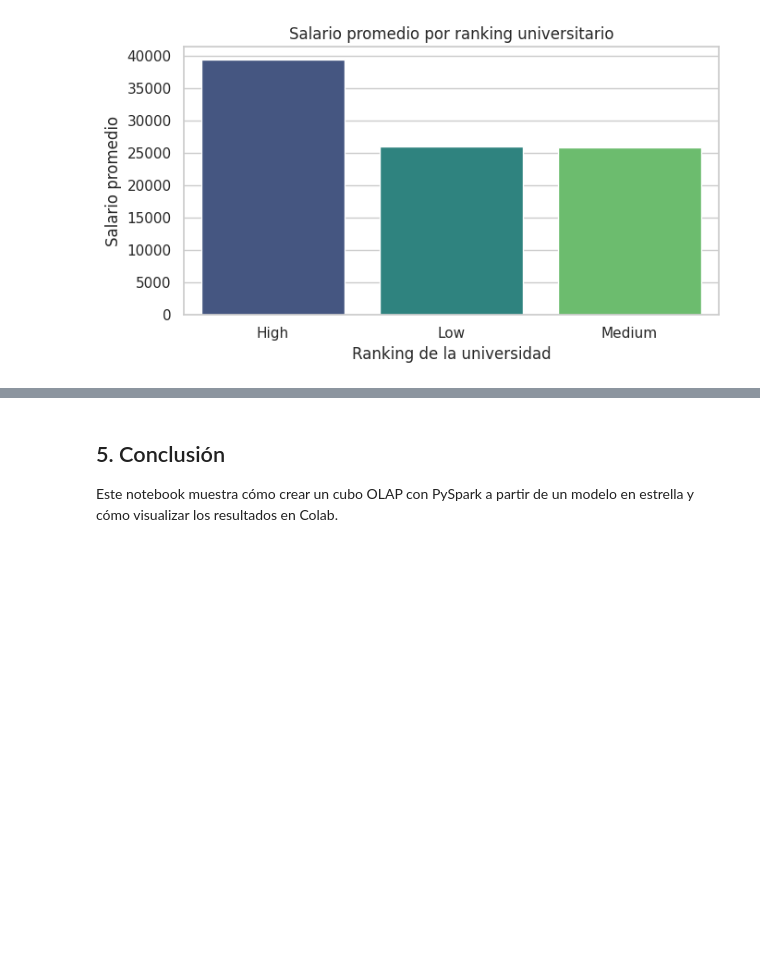
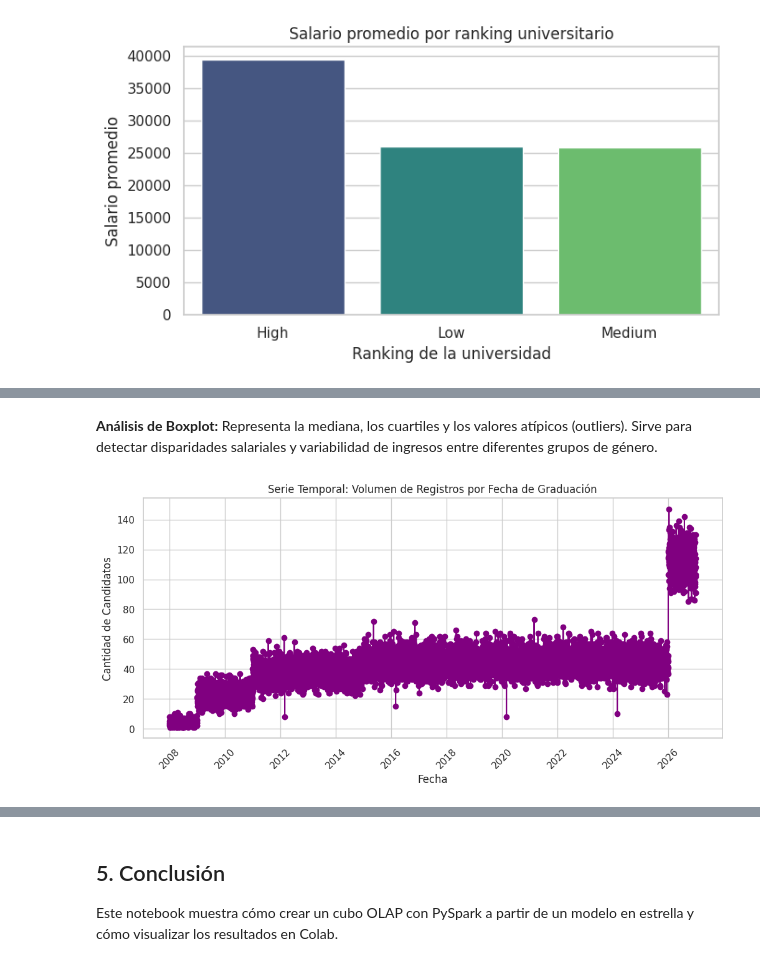
Before and after one commit to ftmrocca/CUBO-OLAP, a Jupyter notebook: OLAP_Cubo_PySpark_Colab.ipynb, the cells around one changed output, grey strips where cells are left out. Cells and saved outputs as stored; diff of their text form; code cells hidden in the pictures; blank space fills up the shorter version.

```diff
--- a/OLAP_Cubo_PySpark_Colab.ipynb
+++ b/OLAP_Cubo_PySpark_Colab.ipynb
@@ -194,0 +230,15 @@ Passing `palette` without assigning `hue` is deprecated and will be removed in v
+# %% [markdown]
+**Análisis de Boxplot:** Representa la mediana, los cuartiles y los valores atípicos (outliers). Sirve para detectar disparidades salariales y variabilidad de ingresos entre diferentes grupos de género.
+# %%
+# 6.4 Serie Temporal: Volumen de graduaciones por fecha
+time_series = cube_df.groupBy('graduation_date').agg(count('*').alias('volumen')).orderBy('graduation_date').toPandas()
+plt.figure(figsize=(12, 5))
+plt.plot(time_series['graduation_date'], time_series['volumen'], marker='o', linestyle='-', color='purple')
+plt.title('Serie Temporal: Volumen de Registros por Fecha de Graduación')
+plt.xlabel('Fecha')
+plt.ylabel('Cantidad de Candidatos')
+plt.xticks(rotation=45)
+plt.grid(True)
+plt.show()
+# %% [output]
+[figure, added]
```
Also changed, not shown: parts of 9 cells of this notebook.
